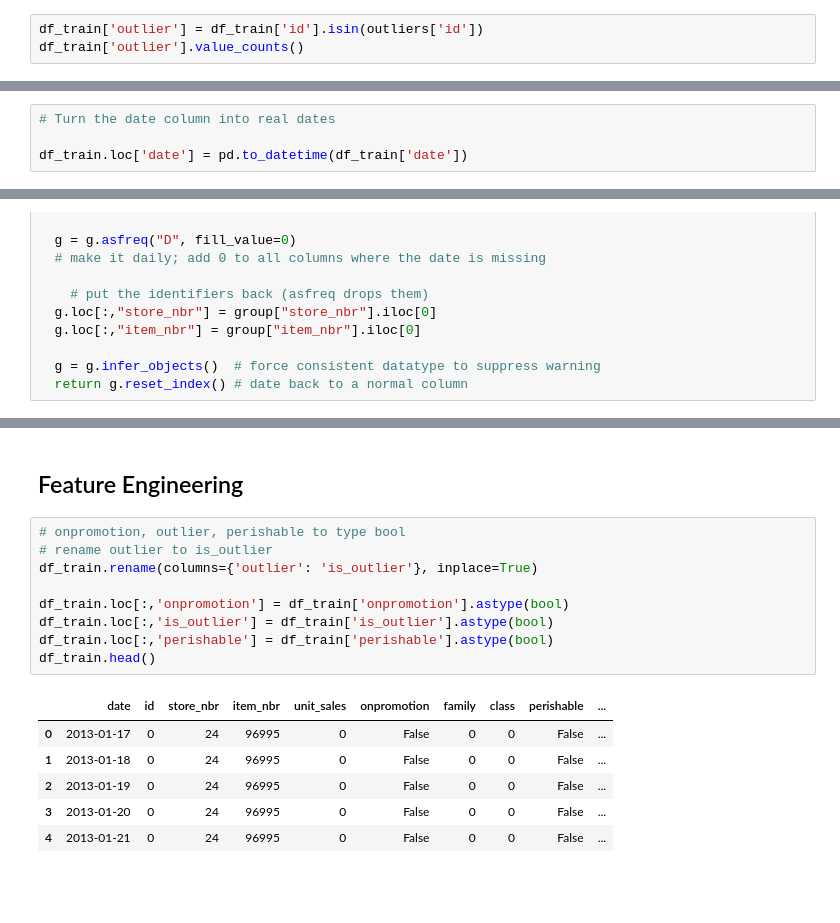
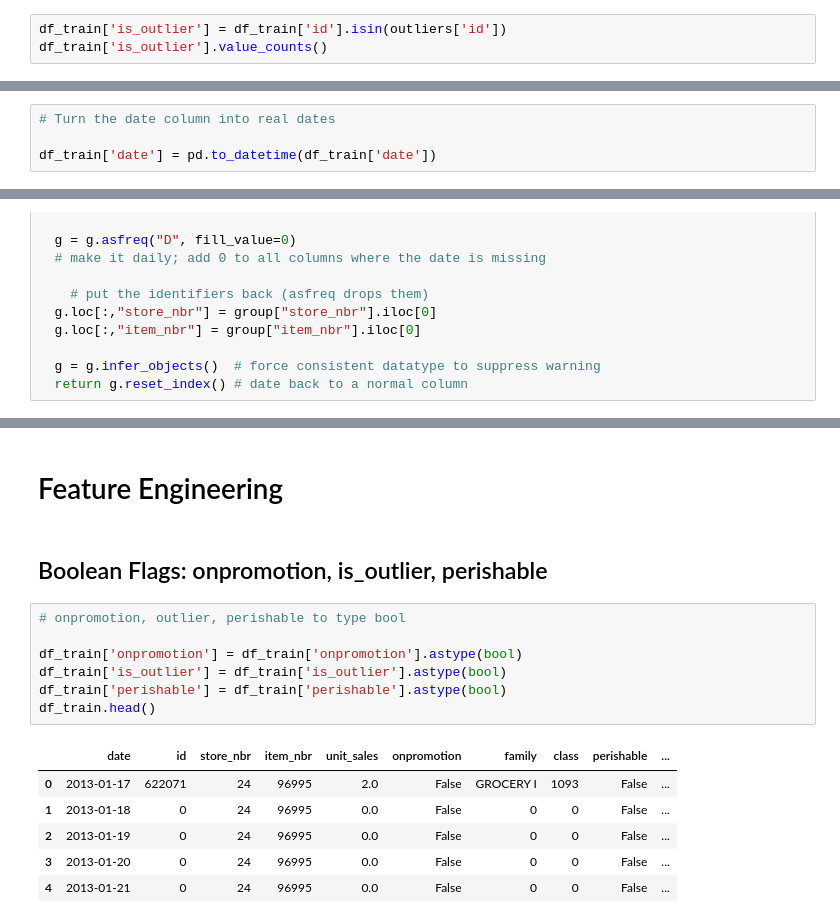
Before and after one commit to JericCantos/TIL, a Jupyter notebook: data_prep.ipynb, the cells around one changed output, grey strips where cells are left out. Saved outputs shown, nothing was run; the diff lists cells and outputs as text; blank space fills up the shorter version.

```diff
--- a/data_prep.ipynb
+++ b/data_prep.ipynb
@@ -528,7 +527,7 @@ Still can't find a trend. Random spot checks show that the outliers happen all o
 
 Right now I don't know whether to remove these outliers or re-scale. To preserve as much data as possible, I will just label the outliers in the training dataset.
 # %%
-df_train['outlier'] = df_train['id'].isin(outliers['id'])
-df_train['outlier'].value_counts()
+df_train['is_outlier'] = df_train['id'].isin(outliers['id'])
+df_train['is_outlier'].value_counts()
 # %% [output]
 |  | count |
@@ -541,7 +540,7 @@ dtype: int64
 # %%
 # Turn the date column into real dates
 
-df_train.loc['date'] = pd.to_datetime(df_train['date'])
+df_train['date'] = pd.to_datetime(df_train['date'])
 # %%
 # define a function to create a full daily calendar
 # for every store-item pair
@@ -592,18 +591,18 @@ df_train.head(25)
 # %% [markdown]
-## Feature Engineering
+# Feature Engineering
+# %% [markdown]
+## Boolean Flags: onpromotion, is_outlier, perishable
 # %%
 # onpromotion, outlier, perishable to type bool
-# rename outlier to is_outlier
-df_train.rename(columns={'outlier': 'is_outlier'}, inplace=True)
 
-df_train.loc[:,'onpromotion'] = df_train['onpromotion'].astype(bool)
-df_train.loc[:,'is_outlier'] = df_train['is_outlier'].astype(bool)
-df_train.loc[:,'perishable'] = df_train['perishable'].astype(bool)
+df_train['onpromotion'] = df_train['onpromotion'].astype(bool)
+df_train['is_outlier'] = df_train['is_outlier'].astype(bool)
+df_train['perishable'] = df_train['perishable'].astype(bool)
 df_train.head()
 # %% [output]
 |  | date | id | store_nbr | item_nbr | unit_sales | onpromotion | family | class | perishable | ... |
-| 0 | 2013-01-17 | 0 | 24 | 96995 | 0 | False | 0 | 0 | False | ... |
-| 1 | 2013-01-18 | 0 | 24 | 96995 | 0 | False | 0 | 0 | False | ... |
-| 2 | 2013-01-19 | 0 | 24 | 96995 | 0 | False | 0 | 0 | False | ... |
-| 3 | 2013-01-20 | 0 | 24 | 96995 | 0 | False | 0 | 0 | False | ... |
-| 4 | 2013-01-21 | 0 | 24 | 96995 | 0 | False | 0 | 0 | False | ... |
+| 0 | 2013-01-17 | 622071 | 24 | 96995 | 2.0 | False | GROCERY I | 1093 | False | ... |
+| 1 | 2013-01-18 | 0 | 24 | 96995 | 0.0 | False | 0 | 0 | False | ... |
+| 2 | 2013-01-19 | 0 | 24 | 96995 | 0.0 | False | 0 | 0 | False | ... |
+| 3 | 2013-01-20 | 0 | 24 | 96995 | 0.0 | False | 0 | 0 | False | ... |
+| 4 | 2013-01-21 | 0 | 24 | 96995 | 0.0 | False | 0 | 0 | False | ... |
```
Also changed, not shown: parts of 60 cells of this notebook.
